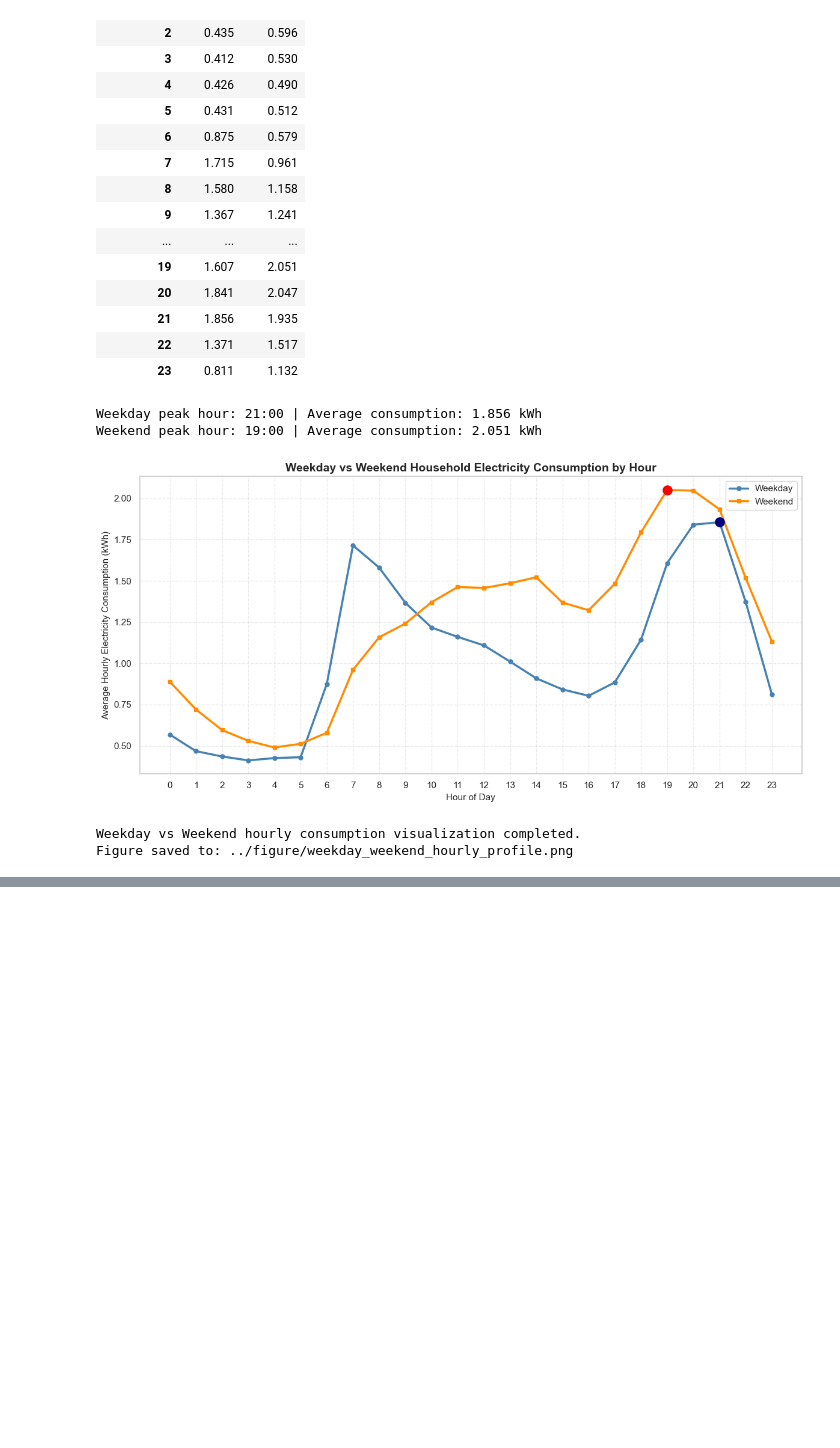
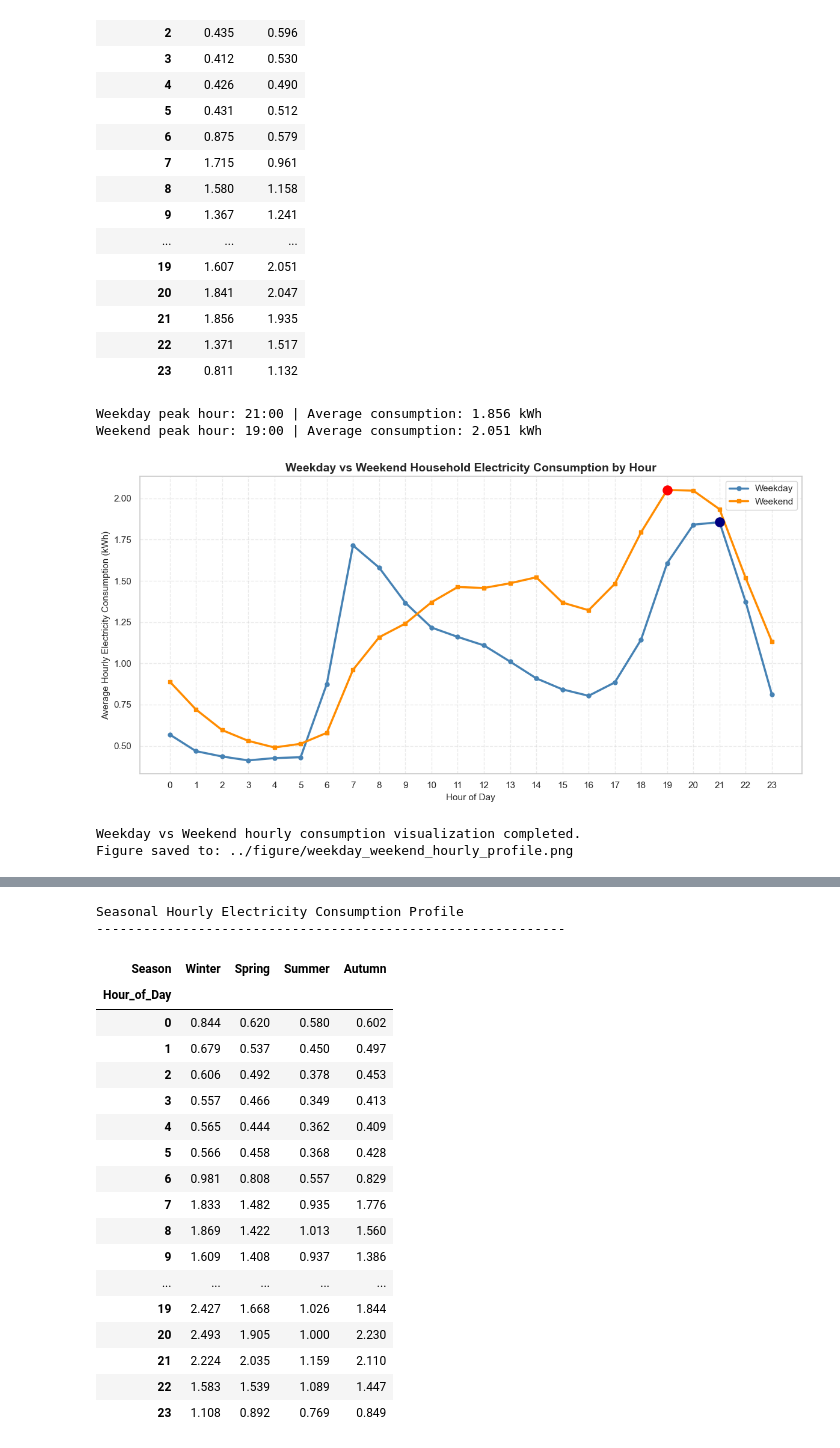
Before and after one commit to damisar/Household_Electricity_Consumption_Analysis_and_Forecasting, a Jupyter notebook: notebook/Household_Electricity_Consumption_Analysis_and_Forecasting.ipynb, the cells around one changed output, grey strips where cells are left out. Cells and saved outputs as stored; diff of their text form; code cells hidden in the pictures; blank space fills up the shorter version.

```diff
--- a/notebook/Household_Electricity_Consumption_Analysis_and_Forecasting.ipynb
+++ b/notebook/Household_Electricity_Consumption_Analysis_and_Forecasting.ipynb
@@ -2332,0 +2360,78 @@ Figure saved to: ../figure/weekday_weekend_hourly_profile.png
+# %%
+# Section 5.3.1 - Seasonal Hourly Electricity Consumption Profiles
+
+import pandas as pd
+
+# Reuse complete hourly observations from Section 5.1
+hourly_seasonal = hourly_complete.copy()
+
+# Extract month from the datetime index
+hourly_seasonal["Month"] = hourly_seasonal.index.month
+
+# Define meteorological seasons
+season_mapping = {
+    12: "Winter", 1: "Winter", 2: "Winter",
+    3: "Spring", 4: "Spring", 5: "Spring",
+    6: "Summer", 7: "Summer", 8: "Summer",
+    9: "Autumn", 10: "Autumn", 11: "Autumn"
+}
+
+# Assign seasons
+hourly_seasonal["Season"] = hourly_seasonal["Month"].map(
+    season_mapping
+)
+
+# Calculate average electricity consumption by season and hour
+seasonal_hourly_profile = (
+    hourly_seasonal
+    .groupby(["Hour_of_Day", "Season"])["Energy_kWh"]
+    .mean()
+    .unstack("Season")
+    .reindex(
+        index=range(24),
+        columns=["Winter", "Spring", "Summer", "Autumn"]
+    )
+)
+
+print("Seasonal Hourly Electricity Consumption Profile")
+print("-" * 60)
+
+display(seasonal_hourly_profile.round(3))
+
+# Identify peak consumption hours for each season
+print("\nSeasonal Peak Electricity Consumption")
+print("-" * 60)
+
+for season in ["Winter", "Spring", "Summer", "Autumn"]:
+
+    peak_hour = seasonal_hourly_profile[season].idxmax()
+
+    peak_consumption = seasonal_hourly_profile.loc[
+        peak_hour, season
+    ]
+
+    print(
+        f"{season}: Peak at {peak_hour:02d}:00 "
+        f"| Average consumption: {peak_consumption:.3f} kWh"
+    )
+# %% [output]
+Seasonal Hourly Electricity Consumption Profile
+------------------------------------------------------------
+| Season | Winter | Spring | Summer | Autumn |
+| Hour_of_Day |  |  |  |  |
+| 0 | 0.844 | 0.620 | 0.580 | 0.602 |
+| 1 | 0.679 | 0.537 | 0.450 | 0.497 |
+| 2 | 0.606 | 0.492 | 0.378 | 0.453 |
+| 3 | 0.557 | 0.466 | 0.349 | 0.413 |
+| 4 | 0.565 | 0.444 | 0.362 | 0.409 |
+| 5 | 0.566 | 0.458 | 0.368 | 0.428 |
+| 6 | 0.981 | 0.808 | 0.557 | 0.829 |
+| 7 | 1.833 | 1.482 | 0.935 | 1.776 |
+| 8 | 1.869 | 1.422 | 1.013 | 1.560 |
+| 9 | 1.609 | 1.408 | 0.937 | 1.386 |
+| ... | ... | ... | ... | ... |
+| 19 | 2.427 | 1.668 | 1.026 | 1.844 |
+| 20 | 2.493 | 1.905 | 1.000 | 2.230 |
+| 21 | 2.224 | 2.035 | 1.159 | 2.110 |
+| 22 | 1.583 | 1.539 | 1.089 | 1.447 |
+| 23 | 1.108 | 0.892 | 0.769 | 0.849 |
```
Also changed, not shown: parts of 5 cells of this notebook, 1 other file.
